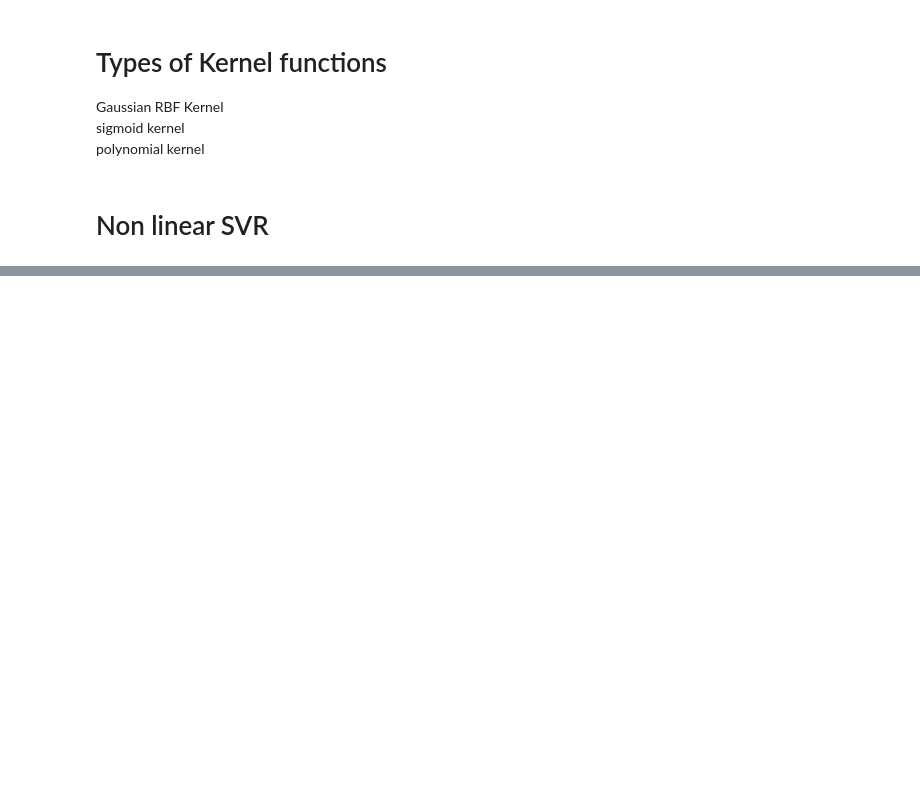
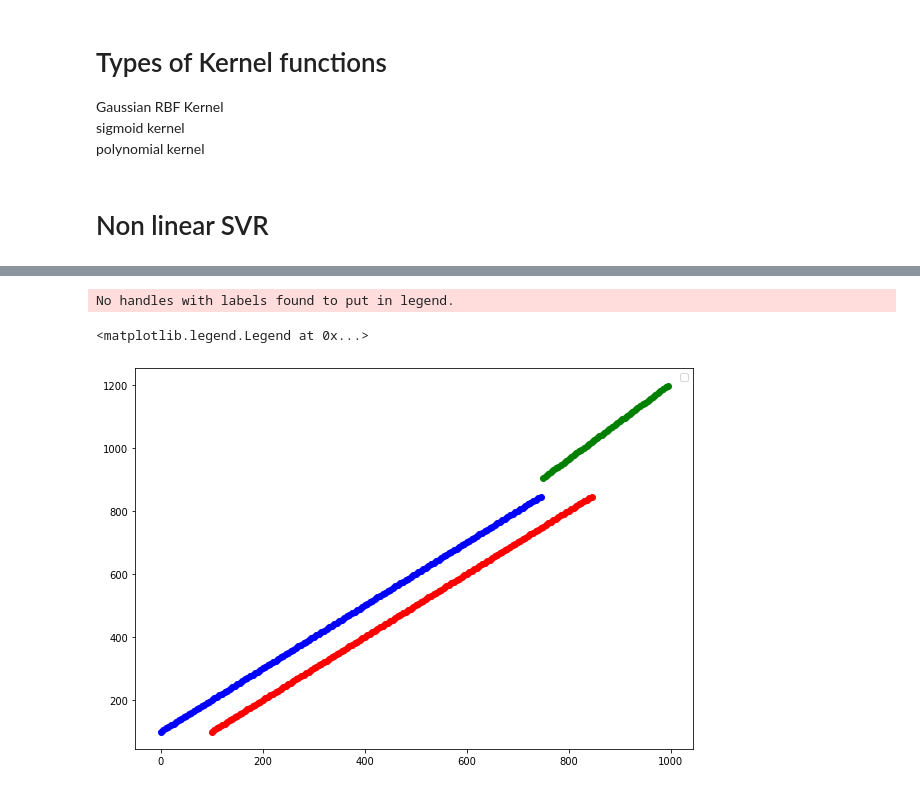
Before and after one commit to bugatha1/Classification, a Jupyter notebook: Classification.ipynb, the cells around one changed output, grey strips where cells are left out. Saved outputs shown, nothing was run; the diff lists cells and outputs as text; code cells hidden in the pictures; blank space fills up the shorter version.

```diff
--- a/Classification.ipynb
+++ b/Classification.ipynb
@@ -68,0 +242,21 @@ classifier.fit(X_train, y_train)
+# %%
+X_regression = tf.range(0,1000,5)
+y_regression = tf.range(100, 1100, 5)
+
+X_reg_train = X_regression[:150]
+X_reg_test = X_regression[150:]
+
+y_reg_train = y_regression[:150]
+y_reg_test = y_regression[150:]
+
+model3 = tf.keras.Sequential([
+    tf.keras.layers.Dense(100),
+    tf.keras.layers.Dense(10),
+    tf.keras.layers.Dense(1)
+])
+
+model3.compile(loss=tf.keras.losses.mae,
+               optimizer=tf.keras.optimizers.Adam(),
+               metrics=["mae"])
+
+model3.fit(tf.expand_dims(X_reg_train, axis=1), y_reg_train, epochs=100)
@@ -68,0 +282,3 @@ classifier.fit(X_train, y_train)
+# %%
+y_reg_preds = model3.predict(X_reg_test)
+y_reg_preds
@@ -68,0 +303,10 @@ classifier.fit(X_train, y_train)
+# %%
+plt.figure(figsize=[10, 7])
+plt.scatter(X_reg_train, y_reg_train, c='b')
+plt.scatter(y_reg_train, y_reg_train, c='r')
+plt.scatter(X_reg_test, y_reg_preds, c='g')
+plt.legend()
+# %% [output]
+No handles with labels found to put in legend.
+<matplotlib.legend.Legend at 0x...>
+[figure, added]
```
Also changed, not shown: parts of 48 cells of this notebook.
